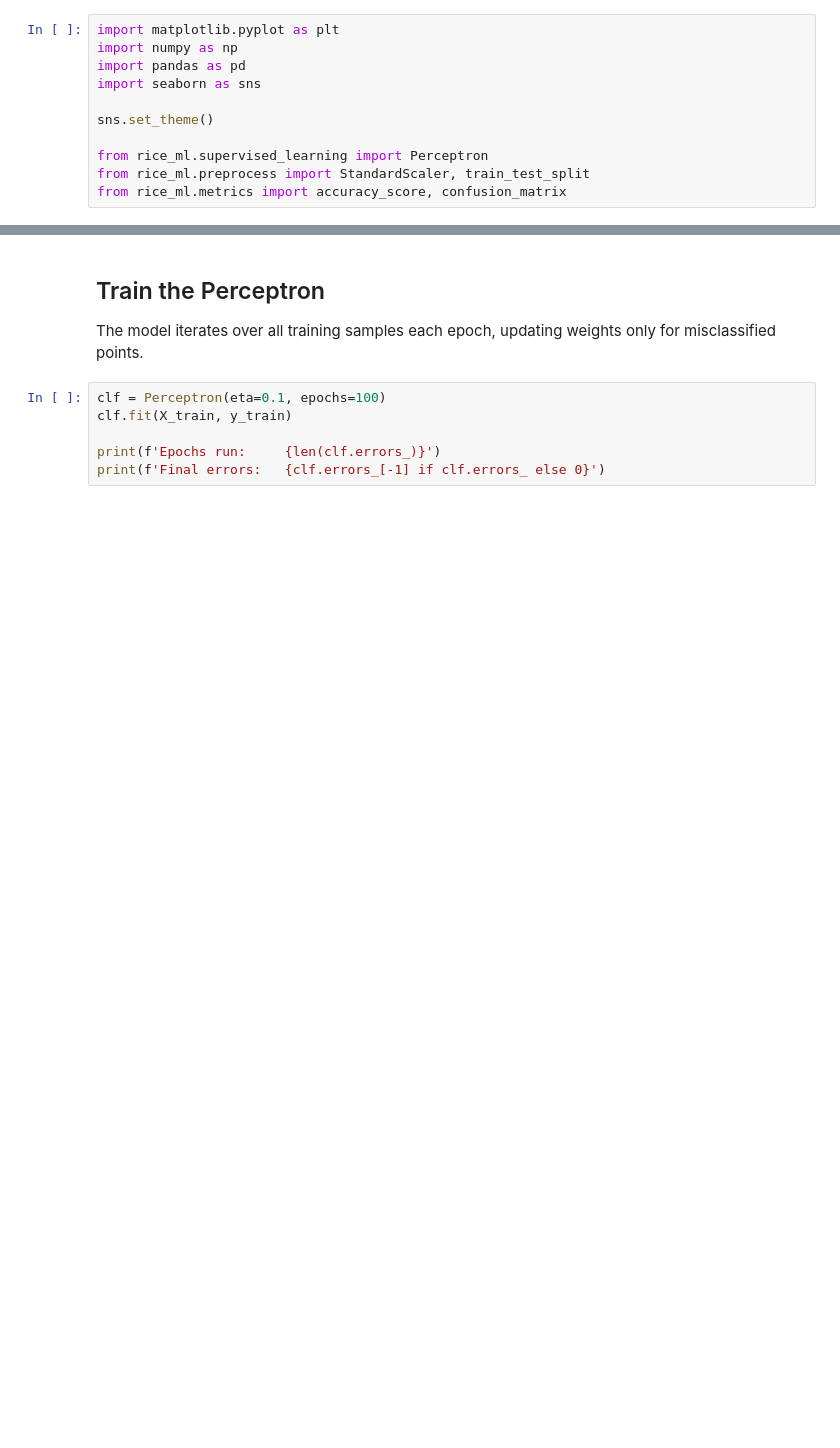
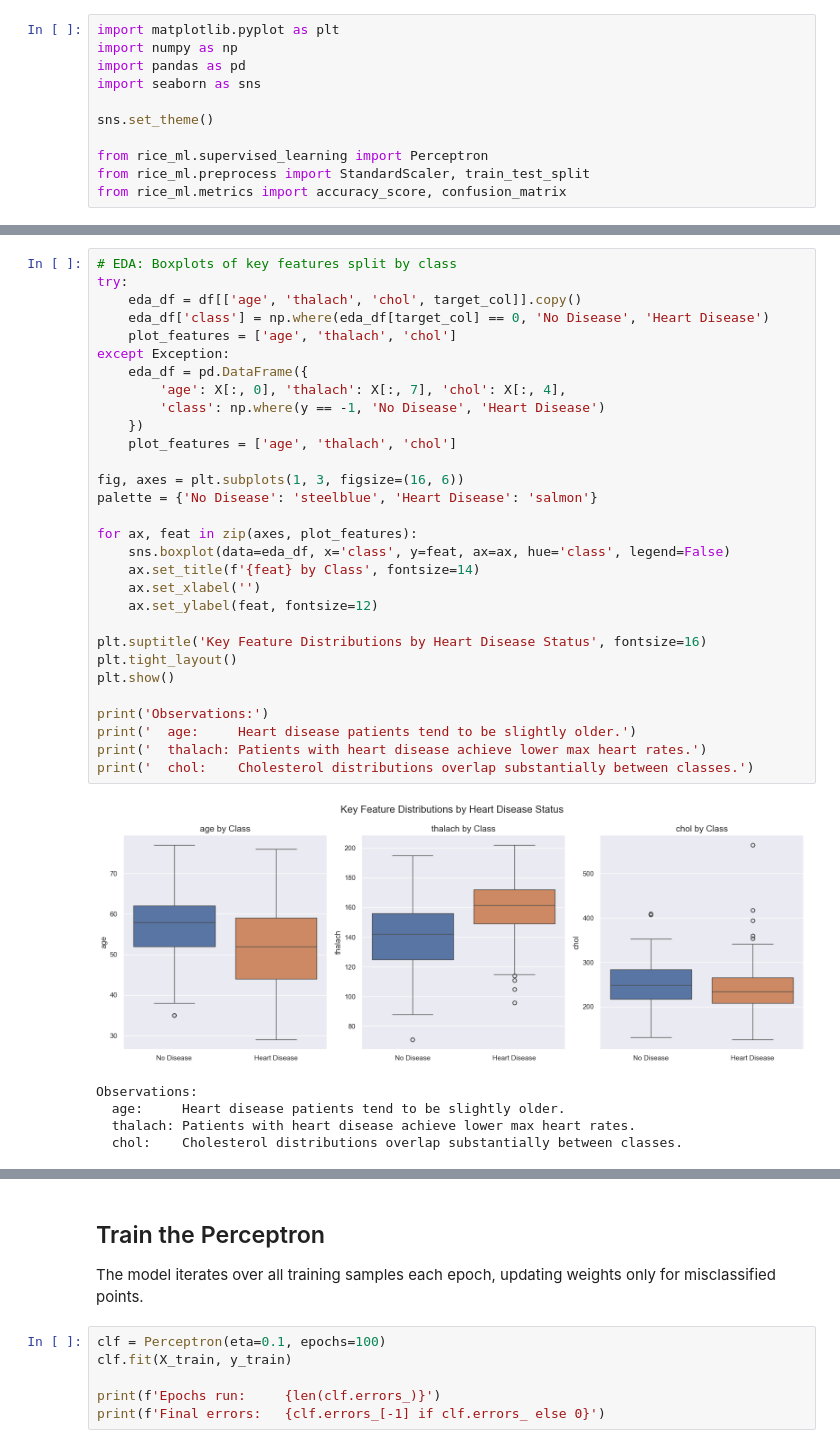
Before and after one commit to GraceYang9127/CMOR438Final, a Jupyter notebook: examples/Supervised Learning/Perceptron/perceptron.ipynb, the cells around one changed output, grey strips where cells are left out. Cells and saved outputs as stored; diff of their text form; blank space fills up the shorter version.

```diff
--- a/examples/Supervised Learning/Perceptron/perceptron.ipynb
+++ b/examples/Supervised Learning/Perceptron/perceptron.ipynb
@@ -57,0 +167,36 @@ print(f'Class distribution: {dict(zip(*np.unique(y, return_counts=True)))}')
+# %%
+# EDA: Boxplots of key features split by class
+try:
+    eda_df = df[['age', 'thalach', 'chol', target_col]].copy()
+    eda_df['class'] = np.where(eda_df[target_col] == 0, 'No Disease', 'Heart Disease')
+    plot_features = ['age', 'thalach', 'chol']
+except Exception:
+    eda_df = pd.DataFrame({
+        'age': X[:, 0], 'thalach': X[:, 7], 'chol': X[:, 4],
+        'class': np.where(y == -1, 'No Disease', 'Heart Disease')
+    })
+    plot_features = ['age', 'thalach', 'chol']
+
+fig, axes = plt.subplots(1, 3, figsize=(16, 6))
+palette = {'No Disease': 'steelblue', 'Heart Disease': 'salmon'}
+
+for ax, feat in zip(axes, plot_features):
+    sns.boxplot(data=eda_df, x='class', y=feat, ax=ax, hue='class', legend=False)
+    ax.set_title(f'{feat} by Class', fontsize=14)
+    ax.set_xlabel('')
+    ax.set_ylabel(feat, fontsize=12)
+
+plt.suptitle('Key Feature Distributions by Heart Disease Status', fontsize=16)
+plt.tight_layout()
+plt.show()
+
+print('Observations:')
+print('  age:     Heart disease patients tend to be slightly older.')
+print('  thalach: Patients with heart disease achieve lower max heart rates.')
+print('  chol:    Cholesterol distributions overlap substantially between classes.')
+# %% [output]
+[figure, added]
+Observations:
+  age:     Heart disease patients tend to be slightly older.
+  thalach: Patients with heart disease achieve lower max heart rates.
+  chol:    Cholesterol distributions overlap substantially between classes.
```
Also changed, not shown: parts of 12 cells of this notebook, 2 other files.
